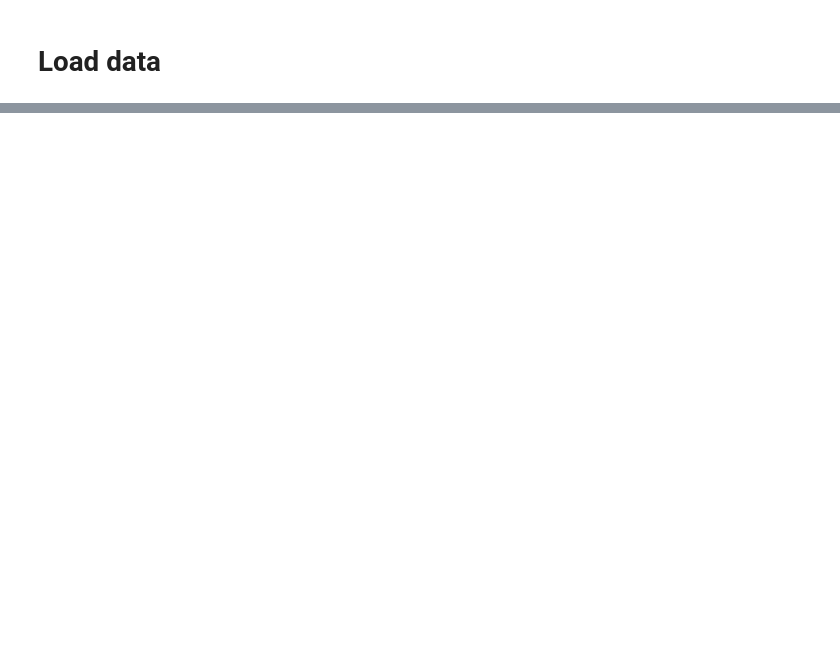
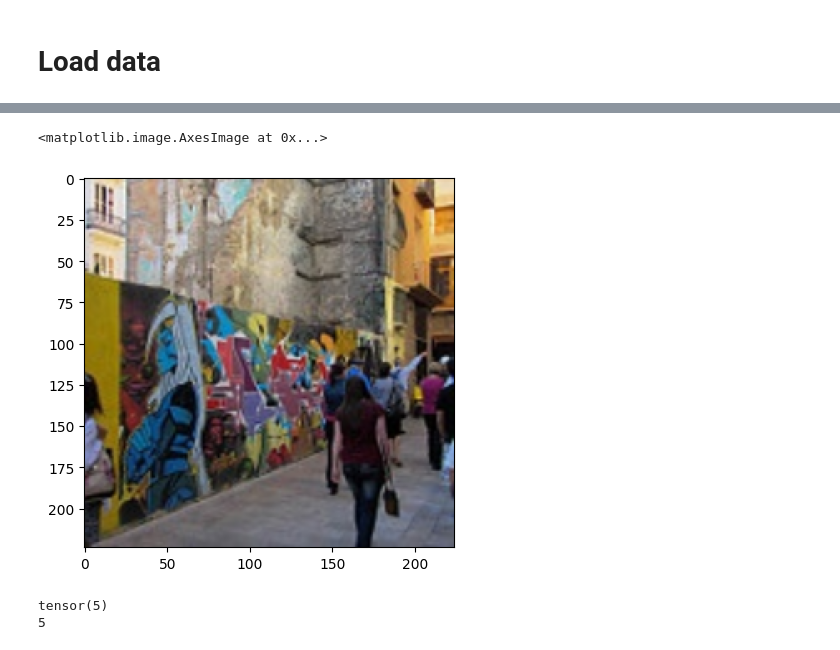
Before and after one commit to arifr4chman/cs7643_deeplearning_proj, a Jupyter notebook: intel_vti.ipynb, the cells around one changed output, grey strips where cells are left out. Cells and saved outputs as stored; diff of their text form; code cells hidden in the pictures; blank space fills up the shorter version.

```diff
--- a/intel_vti.ipynb
+++ b/intel_vti.ipynb
@@ -69,0 +74,6 @@ print_random_15_images (df_test['X'], df_test['Y'], 'Intel Images - Random 15 Te
+# %%
+batch_size = 32
+# %%
+# use the ImageFolder dataset to create the DataLoader
+train_loader = torch.utils.data.DataLoader(train_data, batch_size=batch_size, shuffle=True)
+test_loader = torch.utils.data.DataLoader(test_data, batch_size=batch_size, shuffle=True)
@@ -69,0 +139,14 @@ print_random_15_images (df_test['X'], df_test['Y'], 'Intel Images - Random 15 Te
+# %%
+# Run this to test your data loader
+images, labels = next(iter(train_loader))
+# %%
+plt.imshow (images[0].permute(1, 2, 0))  # permute to change the order of the dimensions from (C, W, H) to (W, H, C)
+# %% [output]
+<matplotlib.image.AxesImage at 0x...>
+[figure, added]
+# %%
+print (labels[0])
+print (labels[0].item())
+# %% [output]
+tensor(5)
+5
```
Also changed, not shown: parts of 60 cells of this notebook.
